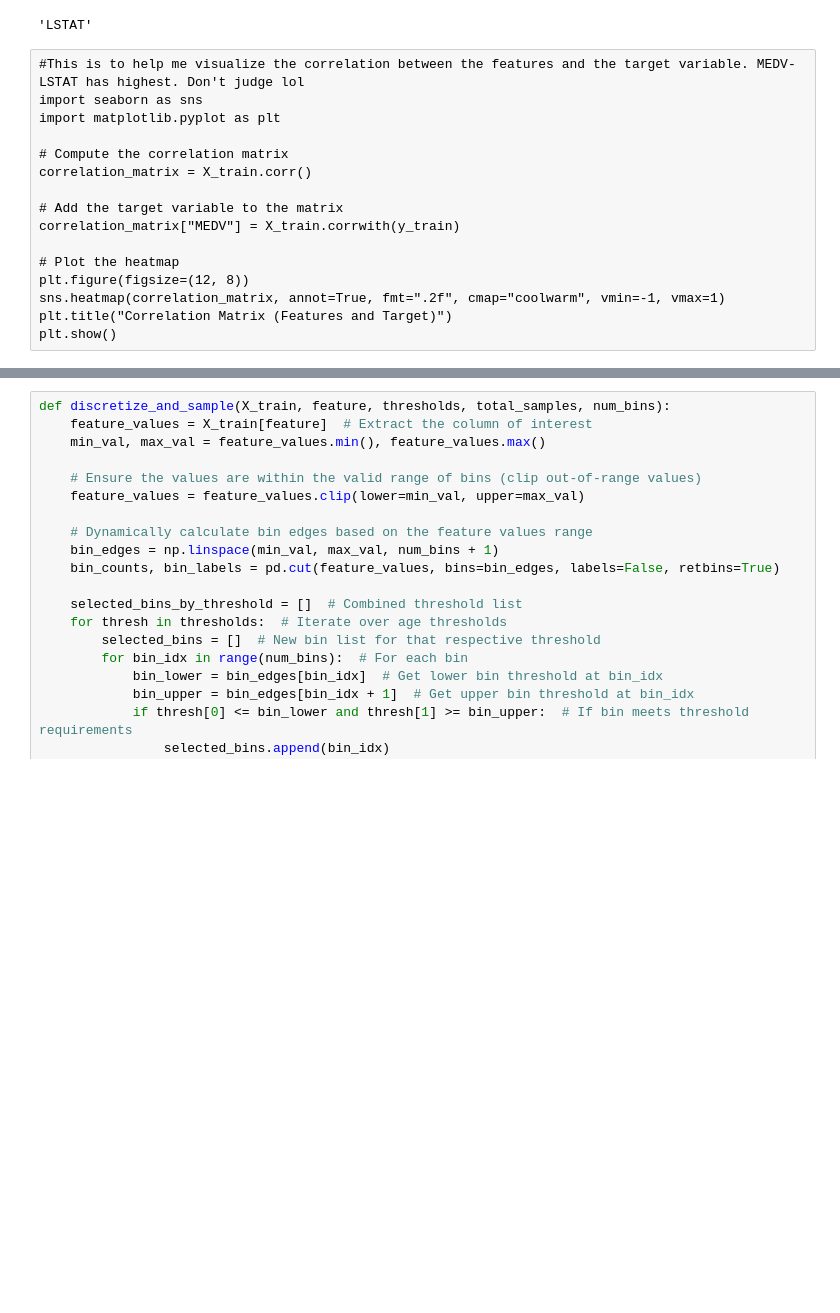
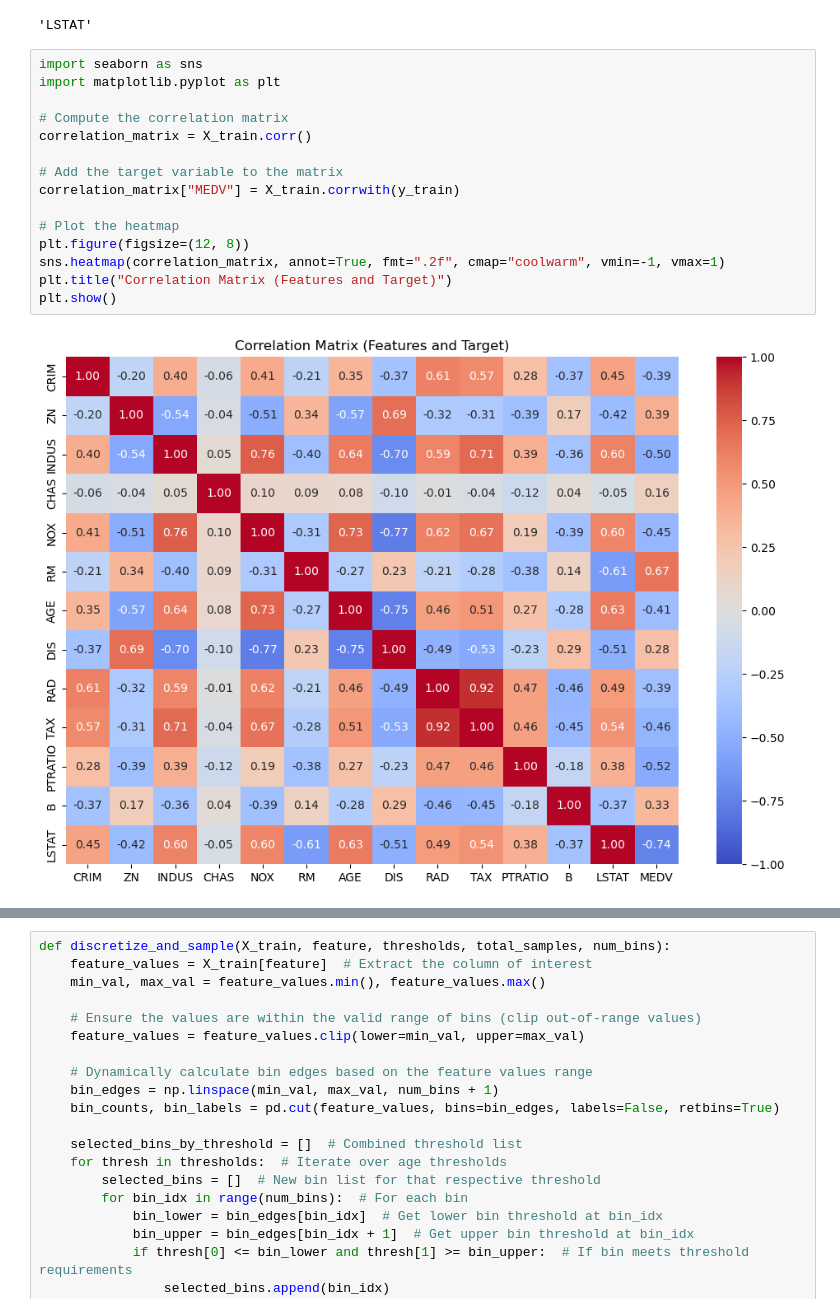
Before and after one commit to rx-72/Dataset-Robustness-Classification-and-Error-Testing, a Jupyter notebook: Testing/boston dataset/Lattice_vs_normal_discretization_boston(LinReg, MSE).ipynb, the cells around one changed output, grey strips where cells are left out. Saved outputs shown, nothing was run; the diff lists cells and outputs as text; blank space fills up the shorter version.

```diff
--- a/Testing/boston dataset/Lattice_vs_normal_discretization_boston(LinReg, MSE).ipynb
+++ b/Testing/boston dataset/Lattice_vs_normal_discretization_boston(LinReg, MSE).ipynb
@@ -99,20 +101,21 @@ best_feature = select_best_feature(X_train, y_train)
 best_feature
 # %% [output]
 'LSTAT'
-# %% [raw]
-#This is to help me visualize the correlation between the features and the target variable. MEDV-LSTAT has highest. Don't judge lol
-import seaborn as sns
-import matplotlib.pyplot as plt
-
-# Compute the correlation matrix
-correlation_matrix = X_train.corr()
-
-# Add the target variable to the matrix
-correlation_matrix["MEDV"] = X_train.corrwith(y_train)
-
-# Plot the heatmap
-plt.figure(figsize=(12, 8))
-sns.heatmap(correlation_matrix, annot=True, fmt=".2f", cmap="coolwarm", vmin=-1, vmax=1)
-plt.title("Correlation Matrix (Features and Target)")
-plt.show()
+# %%
+import seaborn as sns
+import matplotlib.pyplot as plt
+
+# Compute the correlation matrix
+correlation_matrix = X_train.corr()
+
+# Add the target variable to the matrix
+correlation_matrix["MEDV"] = X_train.corrwith(y_train)
+
+# Plot the heatmap
+plt.figure(figsize=(12, 8))
+sns.heatmap(correlation_matrix, annot=True, fmt=".2f", cmap="coolwarm", vmin=-1, vmax=1)
+plt.title("Correlation Matrix (Features and Target)")
+plt.show()
+# %% [output]
+[figure, added]
 # %%
```
Also changed, not shown: parts of 11 cells of this notebook, 1 other file.
